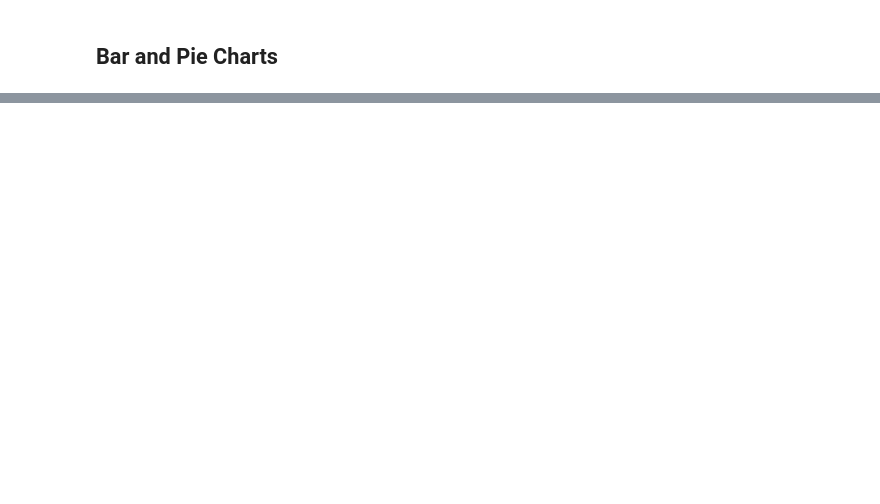
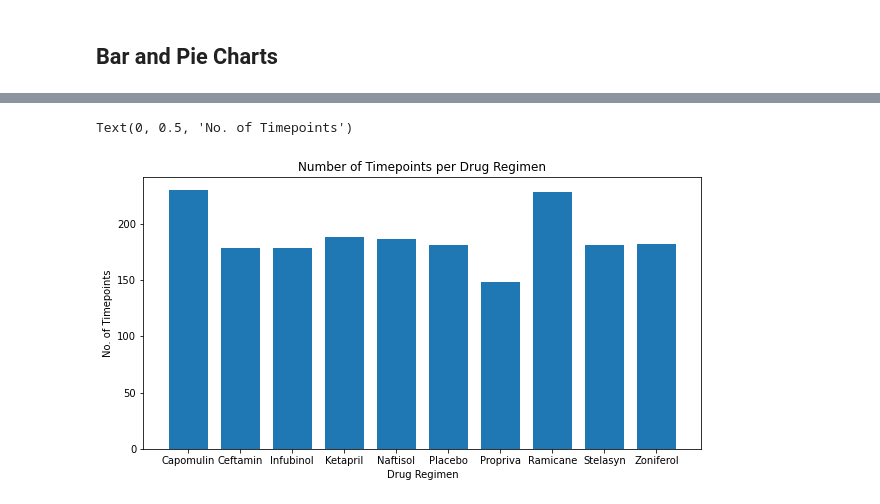
Before and after one commit to emeralddawns/Mouse-Tumor-Analysis, a Jupyter notebook: Pymaceuticals/Pymaceuticals.ipynb, the cells around one changed output, grey strips where cells are left out. Cells and saved outputs as stored; diff of their text form; code cells hidden in the pictures; blank space fills up the shorter version.

Commit message:
bar plots done

```diff
--- a/Pymaceuticals/Pymaceuticals.ipynb
+++ b/Pymaceuticals/Pymaceuticals.ipynb
@@ -136,2 +149,16 @@ sum_stats_agg
 # %% [markdown]
 ## Bar and Pie Charts
+# %%
+#Filter the data frame to only the columns needed
+regimen_and_timepoint = mouse_results_cl[["Drug Regimen", "Timepoint"]]
+
+#groupby and count to calculate the number of timepoint entries per drug regimen
+regimen_and_timepoint = regimen_and_timepoint.groupby(["Drug Regimen"]).count()
+
+#Formatting info for Dataframe.plot() bar plot
+title = "Number of Timepoints per Drug Regimen"
+xlabel = "Drug Regimen"
+ylabel = "No. of Timepoints"
+
+# Use DataFrame.plot() to create a bar chart
+regimen_and_timepoint.plot(kind = "bar", figsize = (10,5), rot = 0, title = title, xlabel = xlabel, ylabel = ylabel, width = .75, legend = None)
@@ -138,20 +168,18 @@ sum_stats_agg
 # %%
+#Set x-axis format information
+x_axis = np.arange(len(regimen_and_timepoint))
+x_names = regimen_and_timepoint.index.unique()
+tick_locations = [value for value in x_axis]
 
+#Create empty bar plot with Matplotlib
+plt.figure(figsize=(10, 5))
 
-
-plt.bar(x_axis, users, color='r', alpha=0.5, align="center")
-
-# Tell matplotlib where we would like to place each of our x axis headers
-tick_locations = [value for value in x_axis]
-plt.xticks(tick_locations, ["Java", "C++", "Python", "Ruby", "Clojure"])
-
-# Sets the x limits of the current chart
-plt.xlim(-0.75, len(x_axis)-0.25)
-
-# Sets the y limits of the current chart
-plt.ylim(0, max(users)+5000)
-
-# Give our chart some labels and a tile
-plt.title("Popularity of Programming Languages")
-plt.xlabel("Programming Language")
-plt.ylabel("Number of People Using Programming Languages")
+#Add data and formatting to bar plot
+plt.bar(x_axis, regimen_and_timepoint["Timepoint"], align="center", width = .75)
+plt.xticks(tick_locations, x_names, rotation="0")
+plt.title("Number of Timepoints per Drug Regimen")
+plt.xlabel("Drug Regimen")
+plt.ylabel("No. of Timepoints")
+# %% [output]
+Text(0, 0.5, 'No. of Timepoints')
+[figure, added]
```
Also changed, not shown: parts of 2 cells of this notebook.
